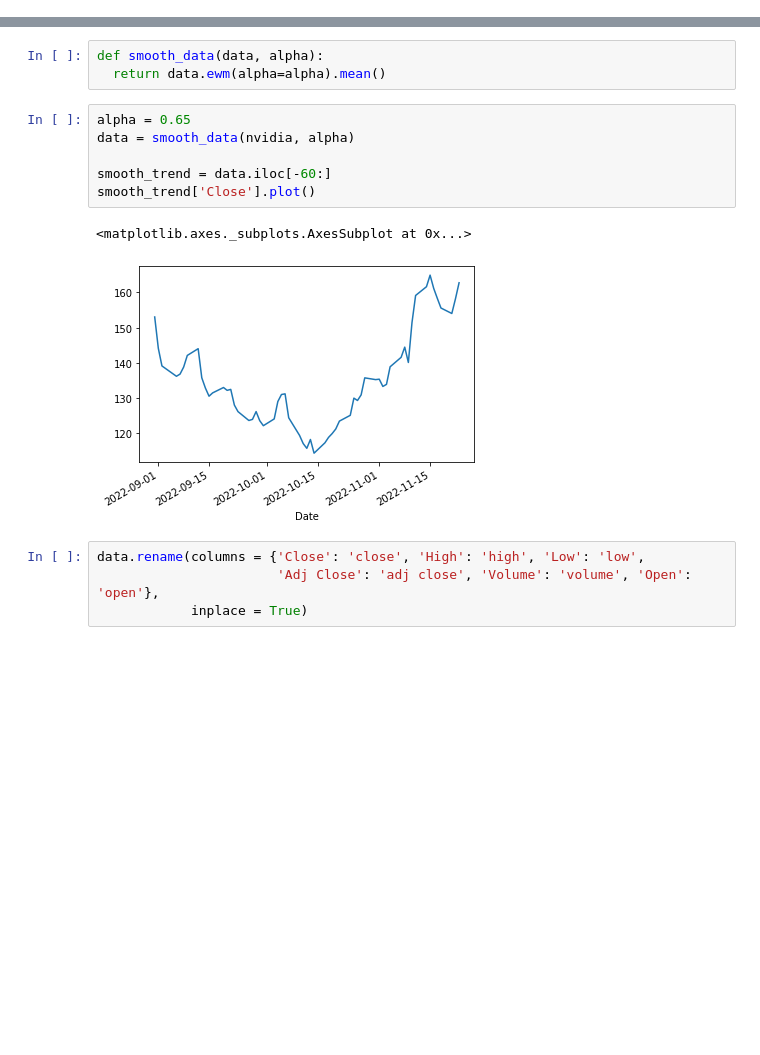
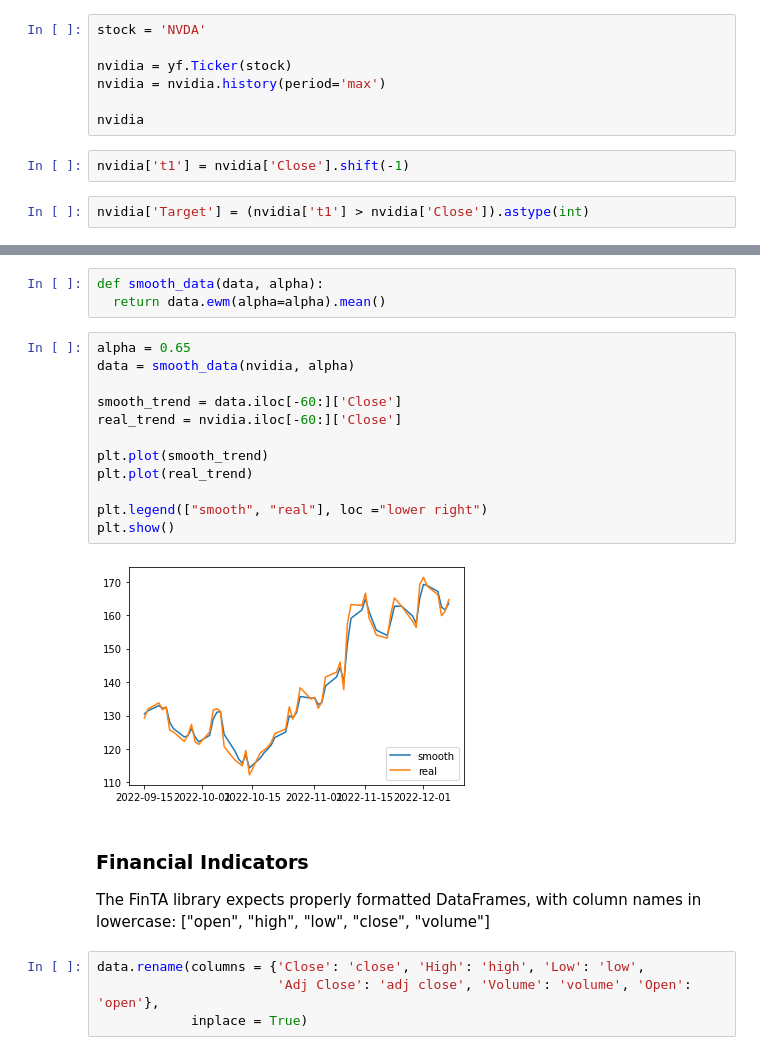
Before and after one commit to CescaNeri/ML-stocks-prediction, a Jupyter notebook: stock_prediction.ipynb, the cells around one changed output, grey strips where cells are left out. Saved outputs shown, nothing was run; the diff lists cells and outputs as text; blank space fills up the shorter version.

```diff
--- a/stock_prediction.ipynb
+++ b/stock_prediction.ipynb
@@ -176,0 +224,11 @@ bitcoin
+# %%
+stock = 'NVDA'
+
+nvidia = yf.Ticker(stock)
+nvidia = nvidia.history(period='max')
+
+nvidia
+# %%
+nvidia['t1'] = nvidia['Close'].shift(-1)
+# %%
+nvidia['Target'] = (nvidia['t1'] > nvidia['Close']).astype(int)
@@ -180,12 +263,21 @@ def smooth_data(data, alpha):
 # %%
 alpha = 0.65
 data = smooth_data(nvidia, alpha)
 
-smooth_trend = data.iloc[-60:]
-smooth_trend['Close'].plot()
+smooth_trend = data.iloc[-60:]['Close']
+real_trend = nvidia.iloc[-60:]['Close']
+
+plt.plot(smooth_trend)
+plt.plot(real_trend)
+
+plt.legend(["smooth", "real"], loc ="lower right")
+plt.show()
 # %% [output]
-<matplotlib.axes._subplots.AxesSubplot at 0x...>
-[figure, old version]
+[figure, new version]
+# %% [markdown]
+### Financial Indicators
+
+The FinTA library expects properly formatted DataFrames, with column names in lowercase: ["open", "high", "low", "close", "volume"]
 # %%
 data.rename(columns = {'Close': 'close', 'High': 'high', 'Low': 'low',
                        'Adj Close': 'adj close', 'Volume': 'volume', 'Open': 'open'},
```
Also changed, not shown: parts of 72 cells of this notebook.
